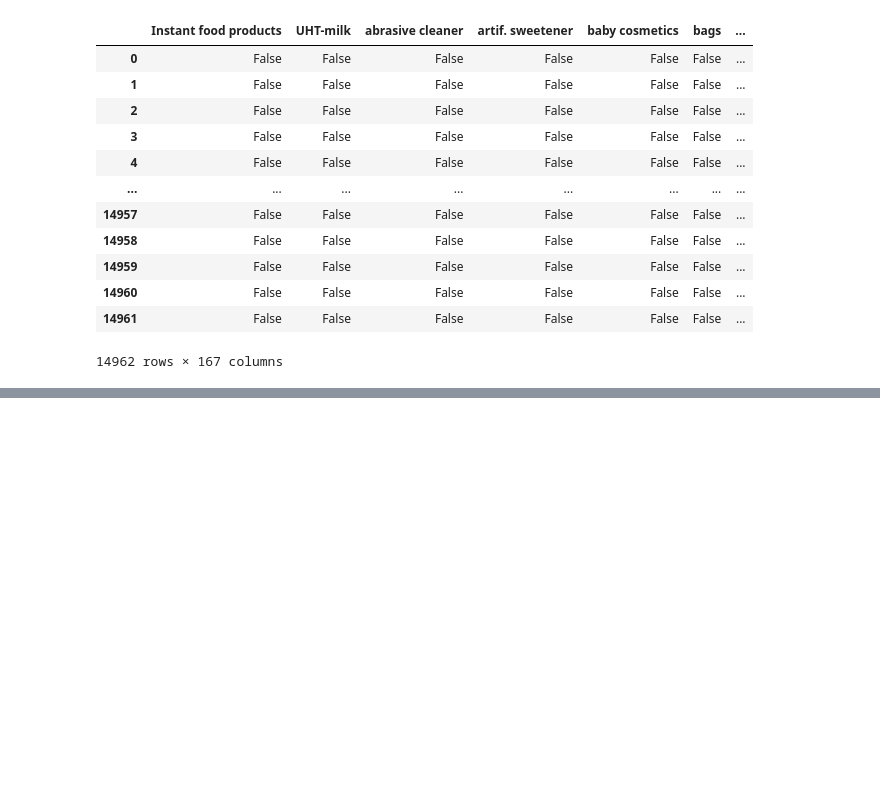
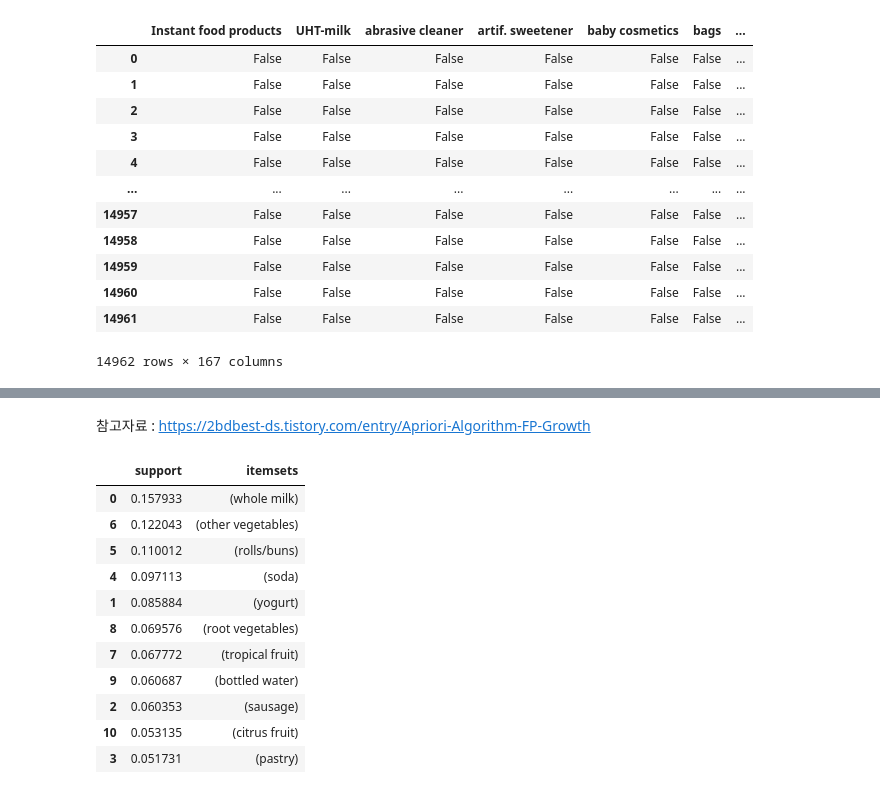
Before and after one commit to dlarhkd1211/ADP, a Jupyter notebook: 1113/11-13Association.ipynb, the cells around one changed output, grey strips where cells are left out. Drawn from its saved outputs; the diff is of its cells as text; code cells hidden in the pictures; blank space fills up the shorter version.

```diff
--- a/1113/11-13Association.ipynb
+++ b/1113/11-13Association.ipynb
@@ -158,0 +175,2 @@ rule_conf
+# %% [markdown]
+참고자료 : https://2bdbest-ds.tistory.com/entry/Apriori-Algorithm-FP-Growth
@@ -158,0 +179,15 @@ rule_conf
+# %%
+fpgrowth(te_df, min_support=0.05, use_colnames=True).sort_values('support', ascending = False)
+# %% [output]
+|  | support | itemsets |
+| 0 | 0.157933 | (whole milk) |
+| 6 | 0.122043 | (other vegetables) |
+| 5 | 0.110012 | (rolls/buns) |
+| 4 | 0.097113 | (soda) |
+| 1 | 0.085884 | (yogurt) |
+| 8 | 0.069576 | (root vegetables) |
+| 7 | 0.067772 | (tropical fruit) |
+| 9 | 0.060687 | (bottled water) |
+| 2 | 0.060353 | (sausage) |
+| 10 | 0.053135 | (citrus fruit) |
+| 3 | 0.051731 | (pastry) |
```
Also changed, not shown: parts of 12 cells of this notebook.
